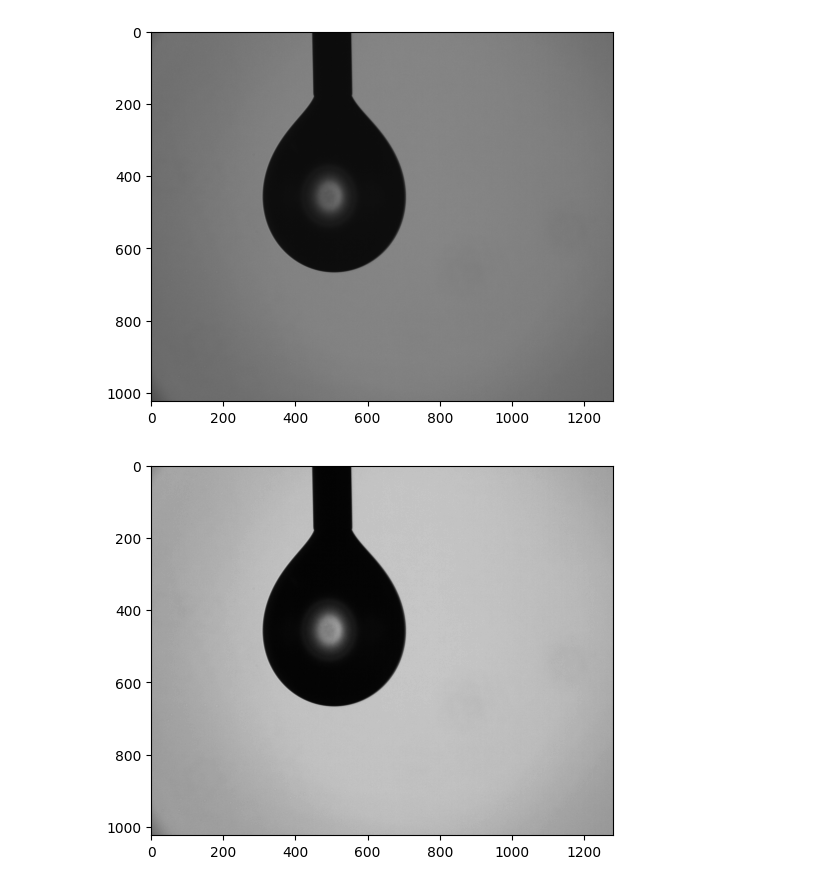
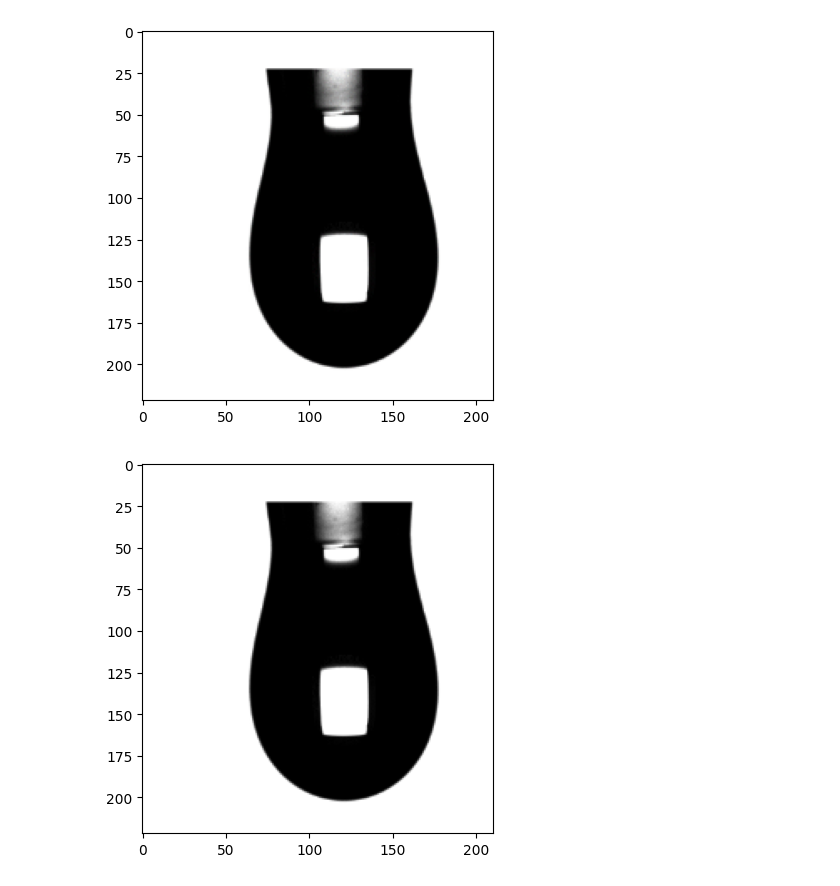
Before and after one commit to DmitriLyalikov/pdt-extract, a Jupyter notebook: Canny Edge Detector.ipynb, the cells around one changed output. Saved outputs shown, nothing was run; the diff lists cells and outputs as text; code cells hidden in the pictures.

Commit message:
added sample images

```diff
--- a/Canny Edge Detector.ipynb
+++ b/Canny Edge Detector.ipynb
@@ -7,11 +7,11 @@ import numpy as np
 import matplotlib.pyplot as plt
 # %%
 # Load image into variable and display it
-lion = imageio.imread("example_images/water_in_air001.png") # Paste address of image
+lion = imageio.v2.imread("example_images/8% SLES 70-COAB 45 in DI Water.png", None) # Paste address of image
 plt.imshow(lion, cmap = plt.get_cmap('gray'))
 plt.show()
 # %% [output]
-[figure, old version]
+[figure, new version]
 # %%
 # Convert color image to grayscale to help extraction of edges and plot it
 lion_gray = np.dot(lion[...,:3], [0.299, 0.587, 0.114])
@@ -19,6 +19,6 @@ lion_gray = np.dot(lion[...,:3], [0.299, 0.587, 0.114])
 plt.imshow(lion_gray, cmap = plt.get_cmap('gray'))
 plt.show()
 # %% [output]
-[figure, old version]
+[figure, new version]
 # %%
 # Blur the grayscale image so that only important edges are extracted and the noisy ones ignored
```
Also changed, not shown: parts of 11 cells of this notebook, 4 other files.
